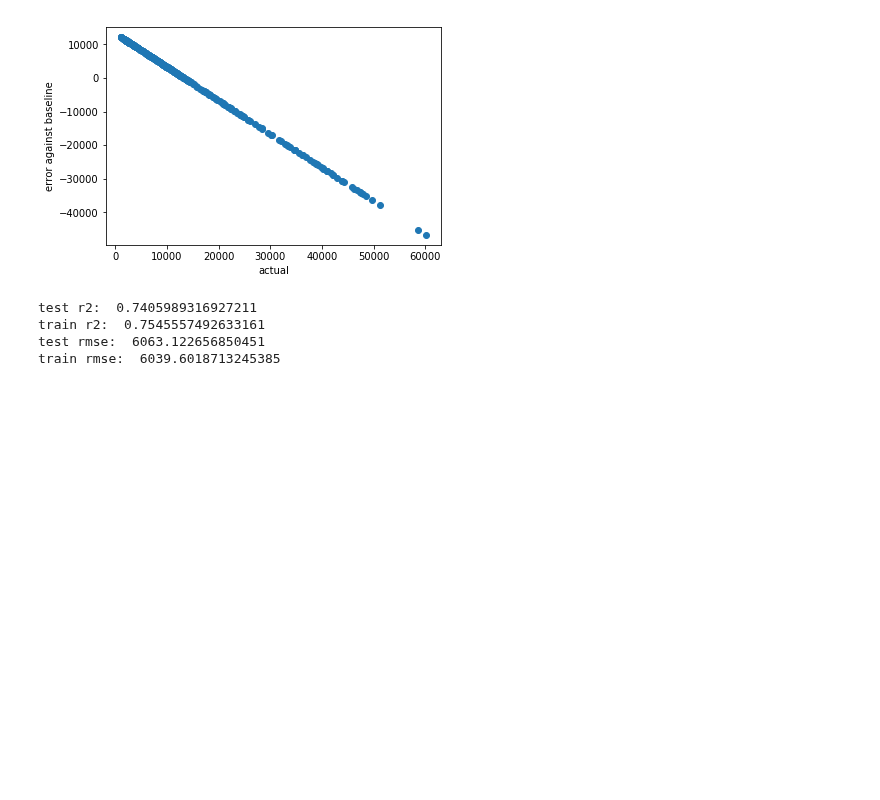
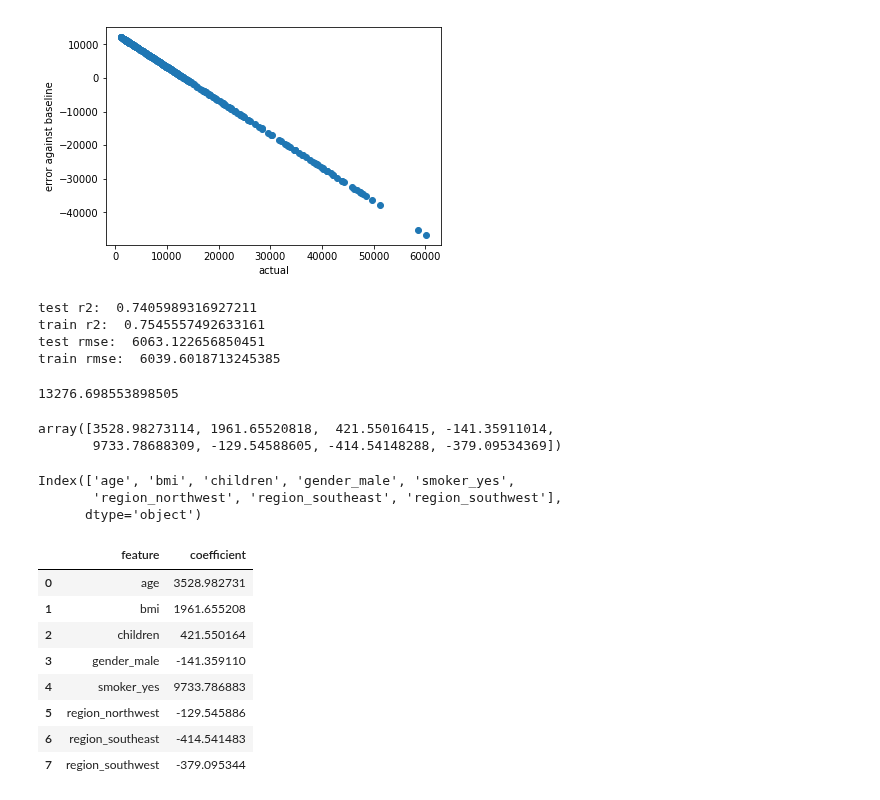
Before and after one commit to abulbasar/machine-learning, a Jupyter notebook: demos/Day 2 - regression.ipynb, the cells around one changed output. Cells and saved outputs as stored; diff of their text form; code cells hidden in the pictures; blank space fills up the shorter version.

```diff
--- a/demos/Day 2 - regression.ipynb
+++ b/demos/Day 2 - regression.ipynb
@@ -126,3 +126,30 @@ test r2:  0.7405989316927211
 train r2:  0.7545557492633161
 test rmse:  6063.122656850451
 train rmse:  6039.6018713245385
+# %%
+est.intercept_
+# %% [output]
+13276.698553898505
+# %%
+est.coef_
+# %% [output]
+array([3528.98273114, 1961.65520818,  421.55016415, -141.35911014,
+       9733.78688309, -129.54588605, -414.54148288, -379.09534369])
+# %%
+X.columns
+# %% [output]
+Index(['age', 'bmi', 'children', 'gender_male', 'smoker_yes',
+       'region_northwest', 'region_southeast', 'region_southwest'],
+      dtype='object')
+# %%
+pd.DataFrame({"feature": X.columns, "coefficient": est.coef_})
+# %% [output]
+|  | feature | coefficient |
+| 0 | age | 3528.982731 |
+| 1 | bmi | 1961.655208 |
+| 2 | children | 421.550164 |
+| 3 | gender_male | -141.359110 |
+| 4 | smoker_yes | 9733.786883 |
+| 5 | region_northwest | -129.545886 |
+| 6 | region_southeast | -414.541483 |
+| 7 | region_southwest | -379.095344 |
```
Also changed, not shown: parts of 10 cells of this notebook, 2 other files.
